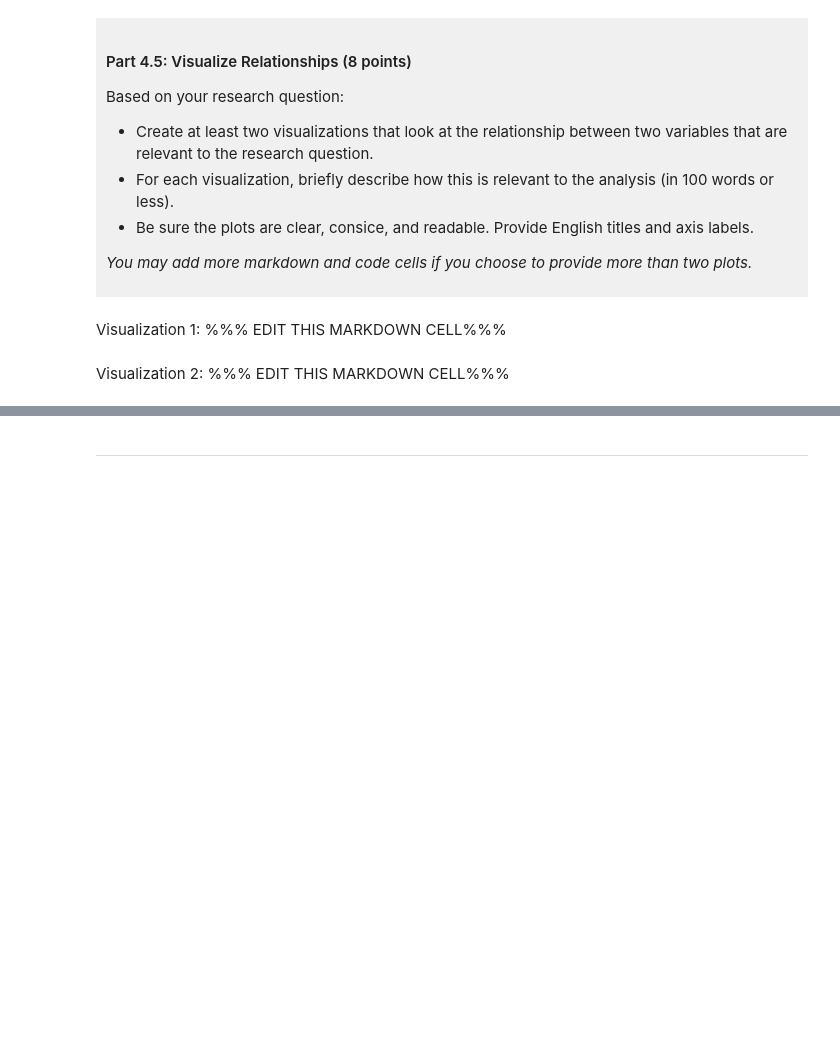
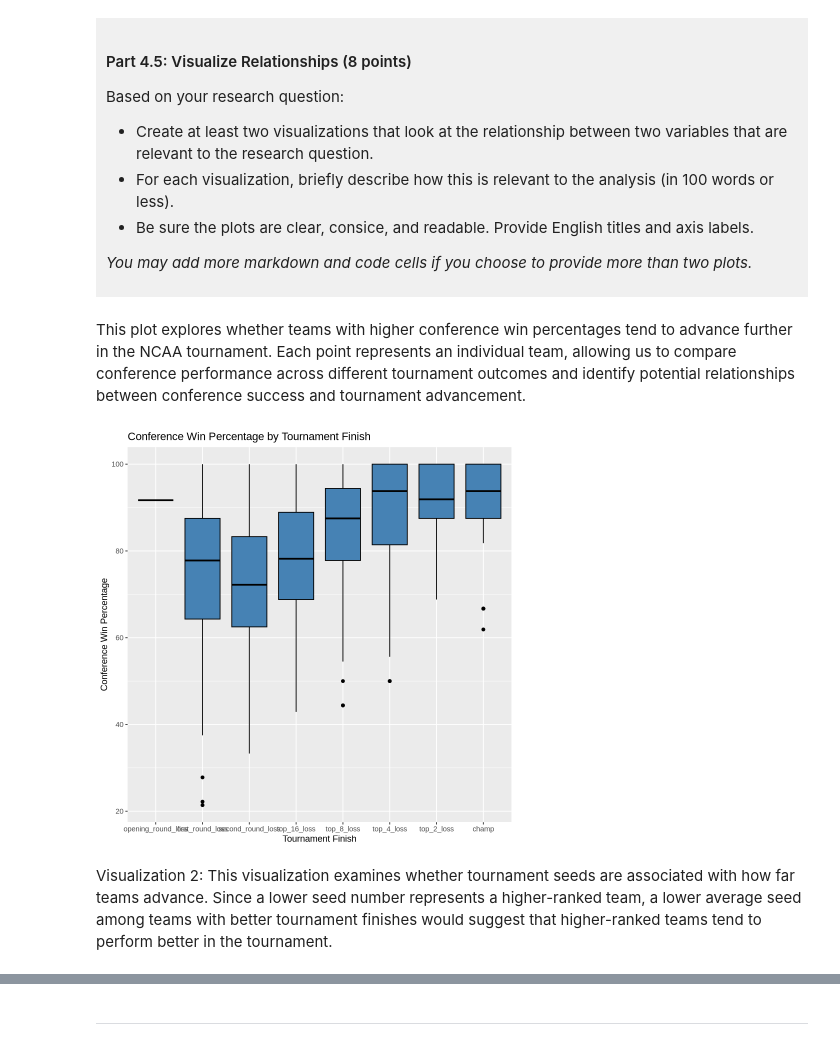
Before and after one commit to gky0917-ux/dsci-100-project-gayeon-kim, a Jupyter notebook: dsci-100-project-notebook.ipynb, the cells around one changed output, grey strips where cells are left out. Saved outputs shown, nothing was run; the diff lists cells and outputs as text; code cells hidden in the pictures; blank space fills up the shorter version.

Commit message:
check point c

```diff
--- a/dsci-100-project-notebook.ipynb
+++ b/dsci-100-project-notebook.ipynb
@@ -190,2 +210,37 @@ Produce a tidy data set that could be used to answer your research question usin
 # %%
-### EDIT THIS CODE CELL ###
+library(tidyverse)
+
+
+womens_tidy <- womens_basketball |>
+  select(
+    tourney_finish,
+    conf_wins_pct,
+    seed,
+    total_wins,
+    conference
+  ) |>
+
+
+  mutate(
+    tourney_finish = factor(
+      tourney_finish,
+      levels = c(
+        "opening_round_loss",
+        "first_round_loss",
+        "second_round_loss",
+        "top_16_loss",
+        "top_8_loss",
+        "top_4_loss",
+        "top_2_loss",
+        "champ"
+      ),
+      ordered = TRUE
+    ),
+
+
+    conference = as.factor(conference)
+  ) |>
+
+
+  drop_na()
+head(womens_tidy, 6)
@@ -272,9 +395,18 @@ Based on your research question:
 *You may add more markdown and code cells if you choose to provide more than two plots.*
 </div>
 # %% [markdown]
-Visualization 1: %%% EDIT THIS MARKDOWN CELL%%%
+This plot explores whether teams with higher conference win percentages tend to advance further in the NCAA tournament. Each point represents an individual team, allowing us to compare conference performance across different tournament outcomes and identify potential relationships between conference success and tournament advancement.
 # %%
-### EDIT THIS CODE CELL FOR VISUALIZATION 1###
+ggplot(womens_tidy, aes(x = tourney_finish, y = conf_wins_pct)) +
+  geom_boxplot(fill = "steelblue", color = "black") +
+  labs(
+    title = "Conference Win Percentage by Tournament Finish",
+    x = "Tournament Finish",
+    y = "Conference Win Percentage"
+  )
+# %% [output]
+[figure, added]
 # %% [markdown]
-Visualization 2: %%% EDIT THIS MARKDOWN CELL%%%
+Visualization 2:
+This visualization examines whether tournament seeds are associated with how far teams advance. Since a lower seed number represents a higher-ranked team, a lower average seed among teams with better tournament finishes would suggest that higher-ranked teams tend to perform better in the tournament.
 # %%
```
Also changed, not shown: parts of 13 cells of this notebook.
